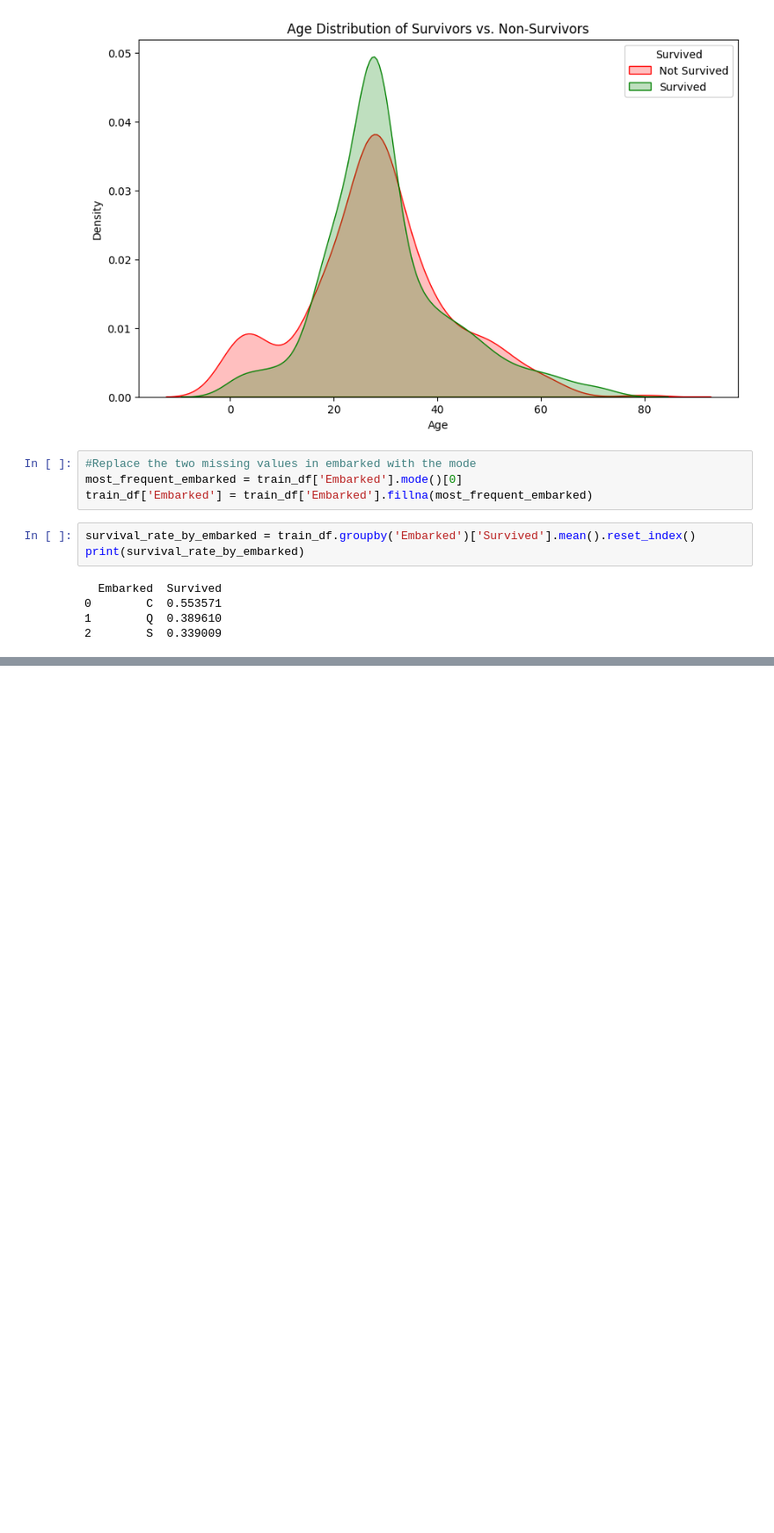
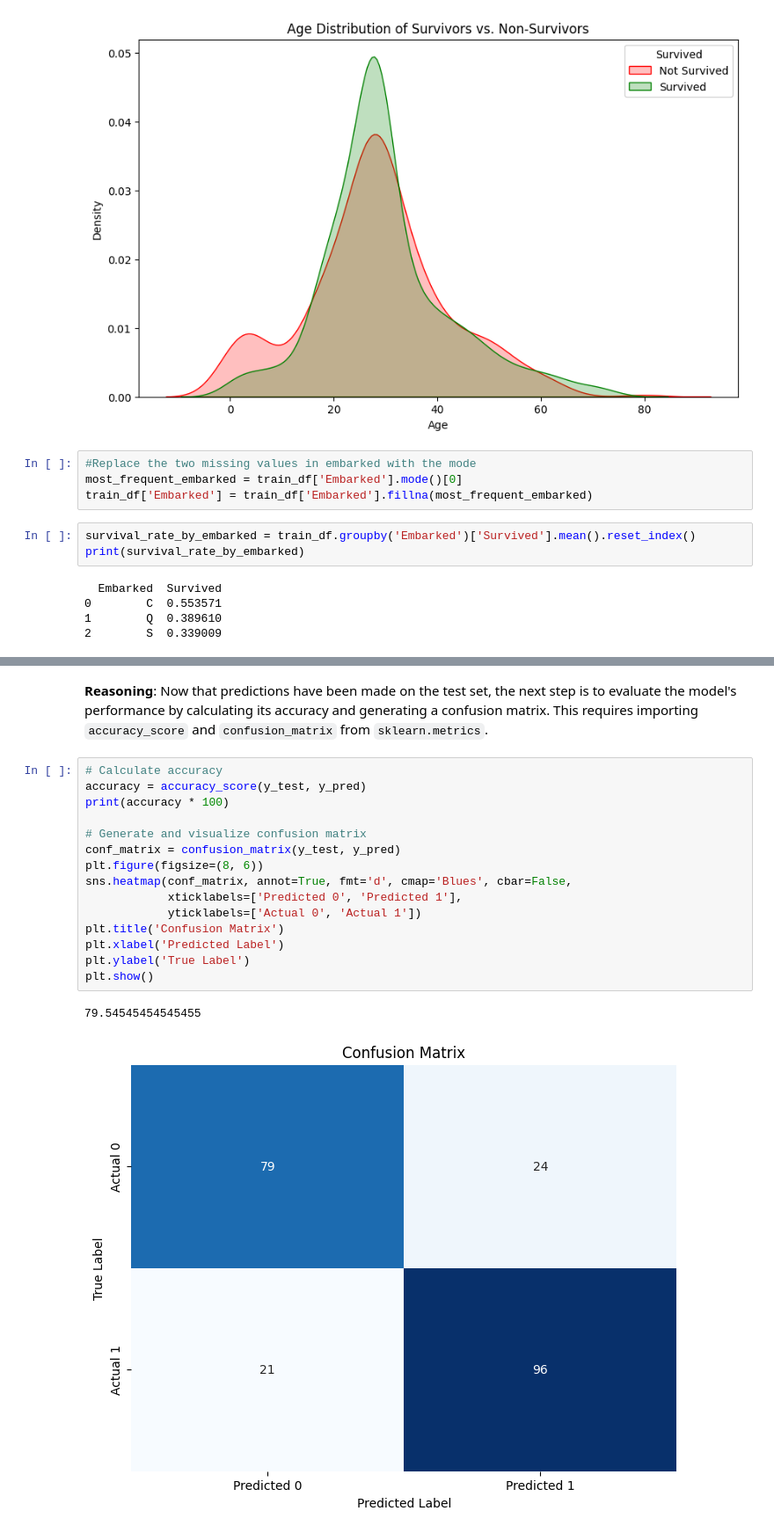
Before and after one commit to DataCommanderUsher/Titanic---Machine-Learning-from-Disaster, a Jupyter notebook: Titanic_Machine_Learning_from_Disaster.ipynb, the cells around one changed output, grey strips where cells are left out. Shown at 88% size. Drawn from its saved outputs; the diff is of its cells as text; blank space fills up the shorter version.

```diff
--- a/Titanic_Machine_Learning_from_Disaster.ipynb
+++ b/Titanic_Machine_Learning_from_Disaster.ipynb
@@ -272,0 +228,21 @@ plt.show()
+# %% [markdown]
+**Reasoning**:
+Now that predictions have been made on the test set, the next step is to evaluate the model's performance by calculating its accuracy and generating a confusion matrix. This requires importing `accuracy_score` and `confusion_matrix` from `sklearn.metrics`.
+# %%
+# Calculate accuracy
+accuracy = accuracy_score(y_test, y_pred)
+print(accuracy * 100)
+
+# Generate and visualize confusion matrix
+conf_matrix = confusion_matrix(y_test, y_pred)
+plt.figure(figsize=(8, 6))
+sns.heatmap(conf_matrix, annot=True, fmt='d', cmap='Blues', cbar=False,
+            xticklabels=['Predicted 0', 'Predicted 1'],
+            yticklabels=['Actual 0', 'Actual 1'])
+plt.title('Confusion Matrix')
+plt.xlabel('Predicted Label')
+plt.ylabel('True Label')
+plt.show()
+# %% [output]
+79.54545454545455
+[figure, added]
```
Also changed, not shown: parts of 39 cells of this notebook.
